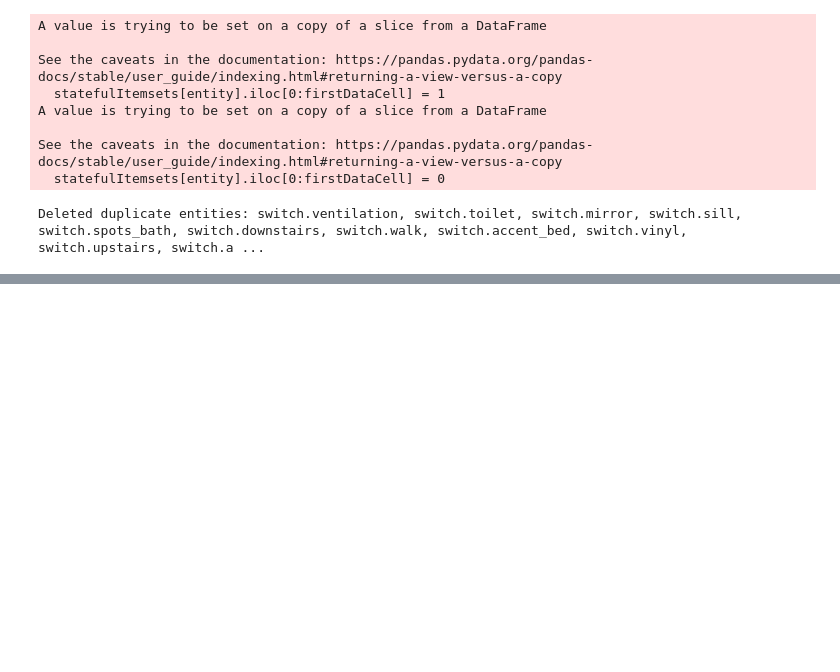
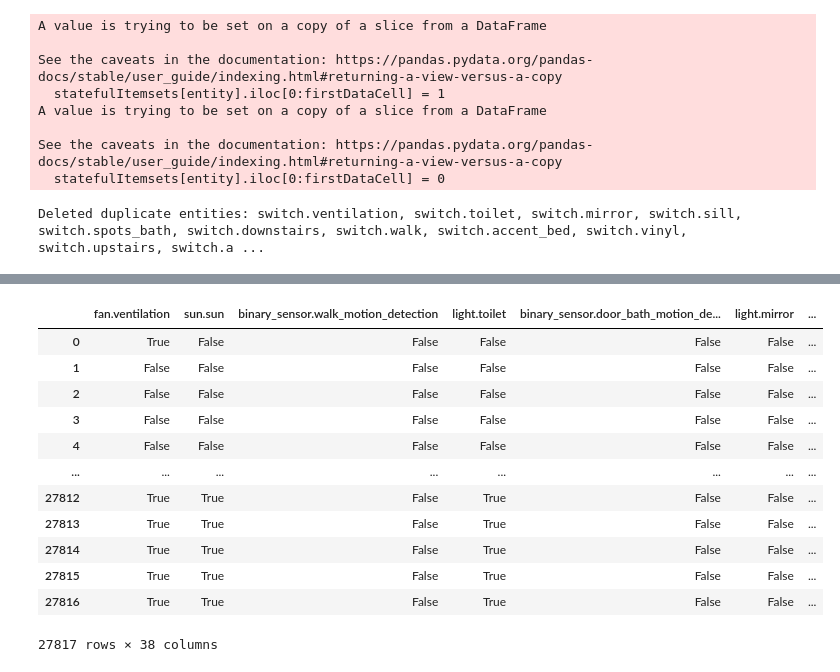
Before and after one commit to Jordenjj/SHASFARM, a Jupyter notebook: pipeline.ipynb, the cells around one changed output, grey strips where cells are left out. Cells and saved outputs as stored; diff of their text form; code cells hidden in the pictures; blank space fills up the shorter version.

```diff
--- a/pipeline.ipynb
+++ b/pipeline.ipynb
@@ -499,3 +512,19 @@ F1:0.5454545454545454
 | 3 | "[\'binary_sensor.door_bath_motio... | ['light.mirror-on', 'light.sill-o... |
 | 4 | "[\'binary_sensor.downstairs_hall... | ['light.downstairs-on' |
 | 5 | "[\'binary_sensor.downstairs_hall... | ['light.downstairs-on']])"} |
+# %%
+statefulEncoded
+# %% [output]
+|  | fan.ventilation | sun.sun | binary_sensor.walk_motion_detection | light.toilet | binary_sensor.door_bath_motion_de... | light.mirror | ... |
+| 0 | True | False | False | False | False | False | ... |
+| 1 | False | False | False | False | False | False | ... |
+| 2 | False | False | False | False | False | False | ... |
+| 3 | False | False | False | False | False | False | ... |
+| 4 | False | False | False | False | False | False | ... |
+| ... | ... | ... | ... | ... | ... | ... | ... |
+| 27812 | True | True | False | True | False | False | ... |
+| 27813 | True | True | False | True | False | False | ... |
+| 27814 | True | True | False | True | False | False | ... |
+| 27815 | True | True | False | True | False | False | ... |
+| 27816 | True | True | False | True | False | False | ... |
+27817 rows × 38 columns
```
Also changed, not shown: parts of 12 cells of this notebook.
